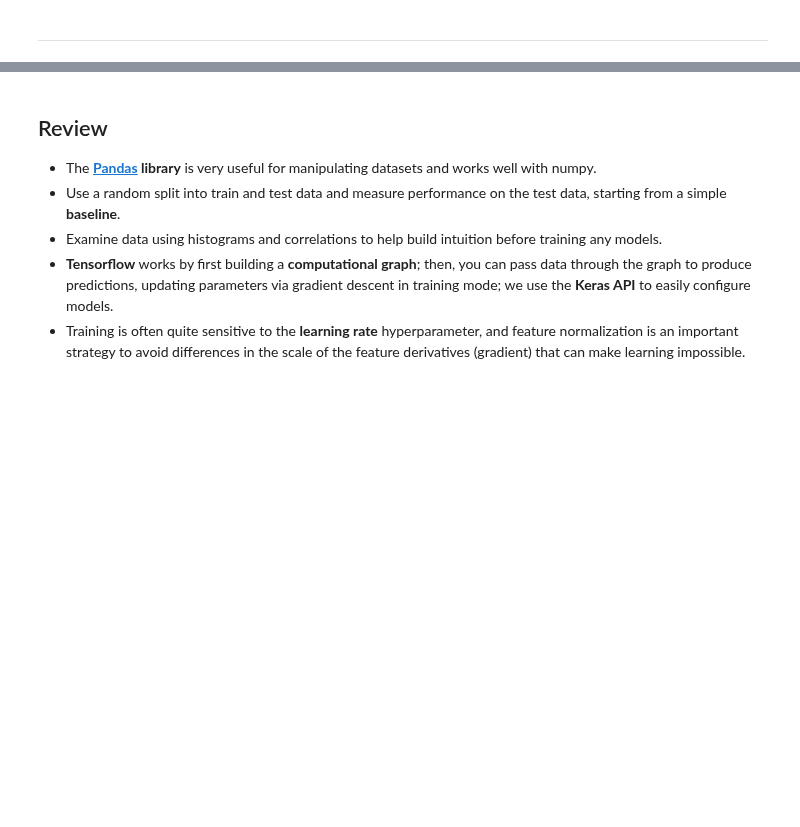
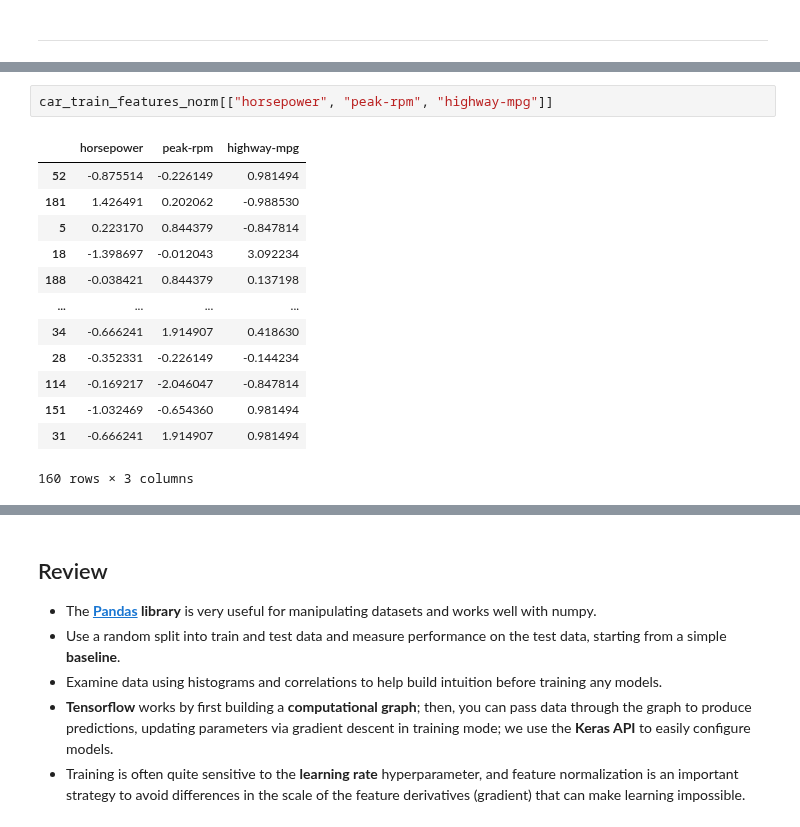
Before and after one commit to RERobbins/mids_w207_summer_22_Richard_Robbins, a Jupyter notebook: submissions/03 Linear Regression with Tensorflow.ipynb, the cells around one changed output, grey strips where cells are left out. Drawn from its saved outputs; the diff is of its cells as text; blank space fills up the shorter version.

```diff
--- a/submissions/03 Linear Regression with Tensorflow.ipynb
+++ b/submissions/03 Linear Regression with Tensorflow.ipynb
@@ -665,0 +744,16 @@ Horsepower |
+# %%
+car_train_features_norm[["horsepower", "peak-rpm", "highway-mpg"]]
+# %% [output]
+|  | horsepower | peak-rpm | highway-mpg |
+| 52 | -0.875514 | -0.226149 | 0.981494 |
+| 181 | 1.426491 | 0.202062 | -0.988530 |
+| 5 | 0.223170 | 0.844379 | -0.847814 |
+| 18 | -1.398697 | -0.012043 | 3.092234 |
+| 188 | -0.038421 | 0.844379 | 0.137198 |
+| ... | ... | ... | ... |
+| 34 | -0.666241 | 1.914907 | 0.418630 |
+| 28 | -0.352331 | -0.226149 | -0.144234 |
+| 114 | -0.169217 | -2.046047 | -0.847814 |
+| 151 | -1.032469 | -0.654360 | 0.981494 |
+| 31 | -0.666241 | 1.914907 | 0.981494 |
+160 rows × 3 columns
```
Also changed, not shown: parts of 4 cells of this notebook.
